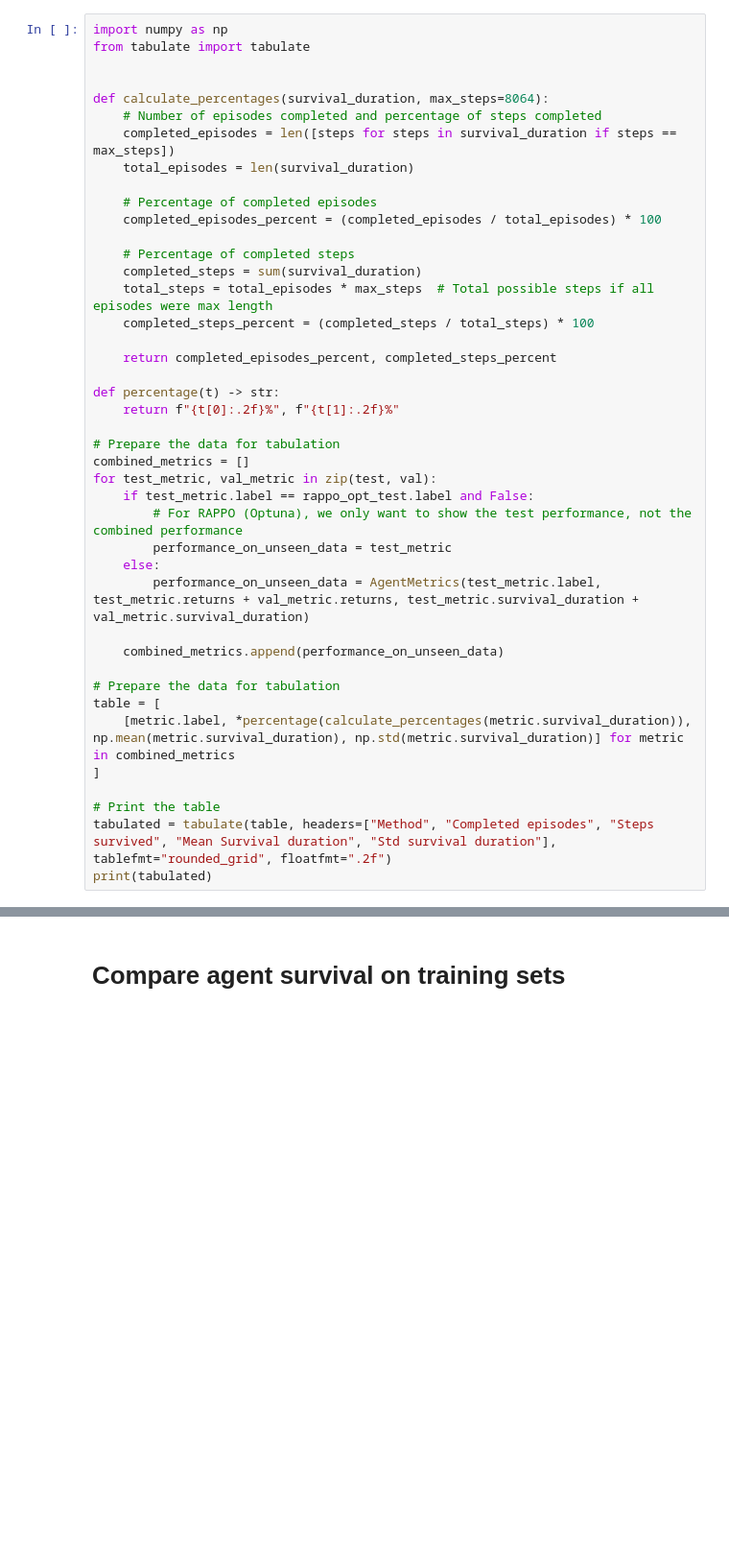
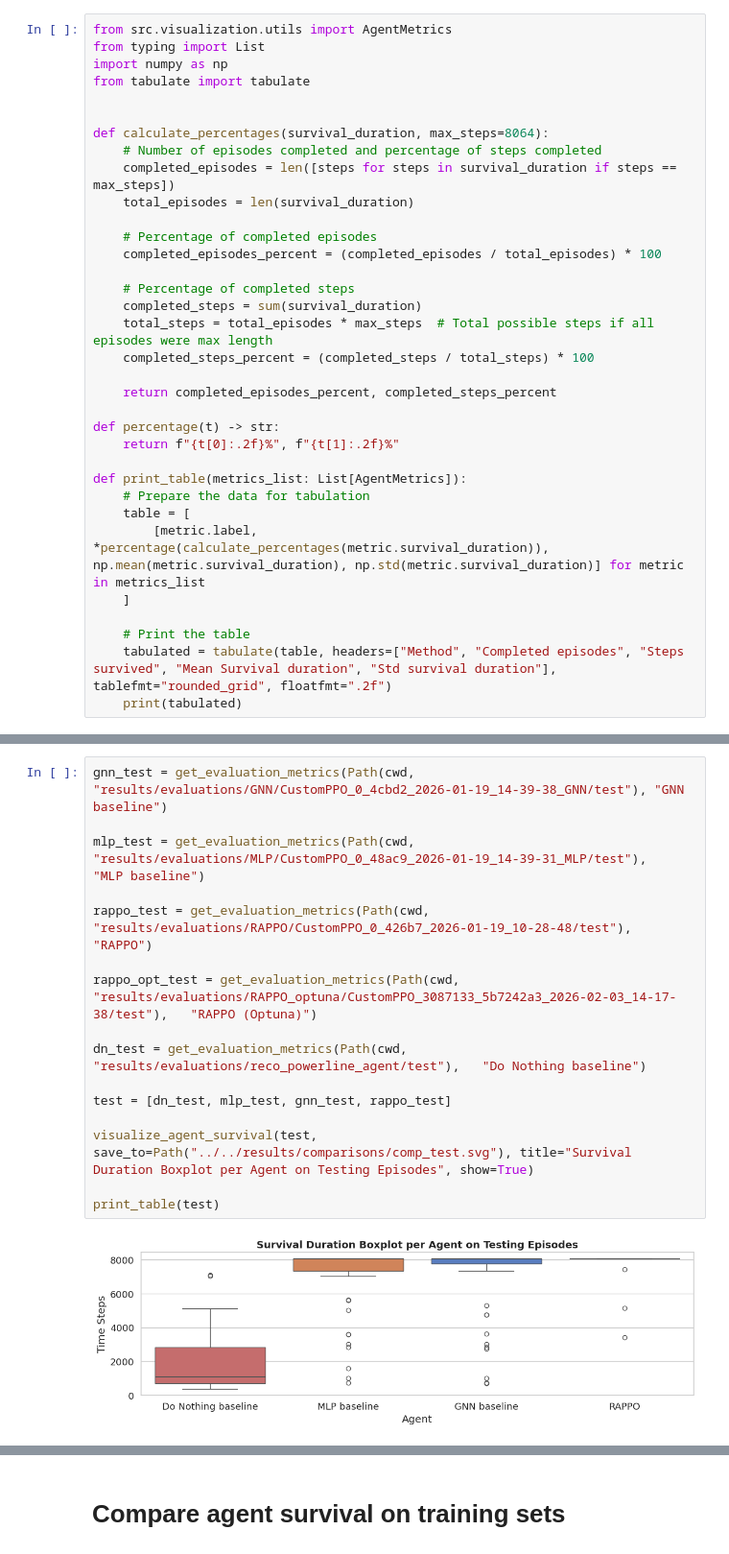
Before and after one commit to HansDampf37/NRI-for-explainable-RL-in-Power-Grids, a Jupyter notebook: src/visualization/visualize_agent_eval_results.ipynb, the cells around one changed output, grey strips where cells are left out. Shown at 96% size. Saved outputs shown, nothing was run; the diff lists cells and outputs as text; blank space fills up the shorter version.

```diff
--- a/src/visualization/visualize_agent_eval_results.ipynb
+++ b/src/visualization/visualize_agent_eval_results.ipynb
@@ -79,4 +25,6 @@ visualize_agent_survival(to_be_compared_fixed_graphs, save_to=Path("../../result
 # %%
+from src.visualization.utils import AgentMetrics
+from typing import List
 import numpy as np
 from tabulate import tabulate
 
@@ -99,22 +47,12 @@ def calculate_percentages(survival_duration, max_steps=8064):
 def percentage(t) -> str:
     return f"{t[0]:.2f}%", f"{t[1]:.2f}%"
 
-# Prepare the data for tabulation
-combined_metrics = []
-for test_metric, val_metric in zip(test, val):
-    if test_metric.label == rappo_opt_test.label and False:
-        # For RAPPO (Optuna), we only want to show the test performance, not the combined performance
-        performance_on_unseen_data = test_metric
-    else:
-        performance_on_unseen_data = AgentMetrics(test_metric.label, test_metric.returns + val_metric.returns, test_metric.survival_duration + val_metric.survival_duration)
+def print_table(metrics_list: List[AgentMetrics]):
+    # Prepare the data for tabulation
+    table = [
+        [metric.label, *percentage(calculate_percentages(metric.survival_duration)), np.mean(metric.survival_duration), np.std(metric.survival_duration)] for metric in metrics_list
+    ]
 
-    combined_metrics.append(performance_on_unseen_data)
-
-# Prepare the data for tabulation
-table = [
-    [metric.label, *percentage(calculate_percentages(metric.survival_duration)), np.mean(metric.survival_duration), np.std(metric.survival_duration)] for metric in combined_metrics
-]
-
-# Print the table
-tabulated = tabulate(table, headers=["Method", "Completed episodes", "Steps survived", "Mean Survival duration", "Std survival duration"], tablefmt="rounded_grid", floatfmt=".2f")
-print(tabulated)
+    # Print the table
+    tabulated = tabulate(table, headers=["Method", "Completed episodes", "Steps survived", "Mean Survival duration", "Std survival duration"], tablefmt="rounded_grid", floatfmt=".2f")
+    print(tabulated)
@@ -134,0 +61,18 @@ print(tabulated)
+# %%
+gnn_test = get_evaluation_metrics(Path(cwd, "results/evaluations/GNN/CustomPPO_0_4cbd2_2026-01-19_14-39-38_GNN/test"), "GNN baseline")
+
+mlp_test = get_evaluation_metrics(Path(cwd, "results/evaluations/MLP/CustomPPO_0_48ac9_2026-01-19_14-39-31_MLP/test"),   "MLP baseline")
+
+rappo_test = get_evaluation_metrics(Path(cwd, "results/evaluations/RAPPO/CustomPPO_0_426b7_2026-01-19_10-28-48/test"),   "RAPPO")
+
+rappo_opt_test = get_evaluation_metrics(Path(cwd, "results/evaluations/RAPPO_optuna/CustomPPO_3087133_5b7242a3_2026-02-03_14-17-38/test"),   "RAPPO (Optuna)")
+
+dn_test = get_evaluation_metrics(Path(cwd, "results/evaluations/reco_powerline_agent/test"),   "Do Nothing baseline")
+
+test = [dn_test, mlp_test, gnn_test, rappo_test]
+
+visualize_agent_survival(test, save_to=Path("../../results/comparisons/comp_test.svg"), title="Survival Duration Boxplot per Agent on Testing Episodes", show=True)
+
+print_table(test)
+# %% [output]
+[figure, added]
```
Also changed, not shown: parts of 18 cells of this notebook, 2 other files.
